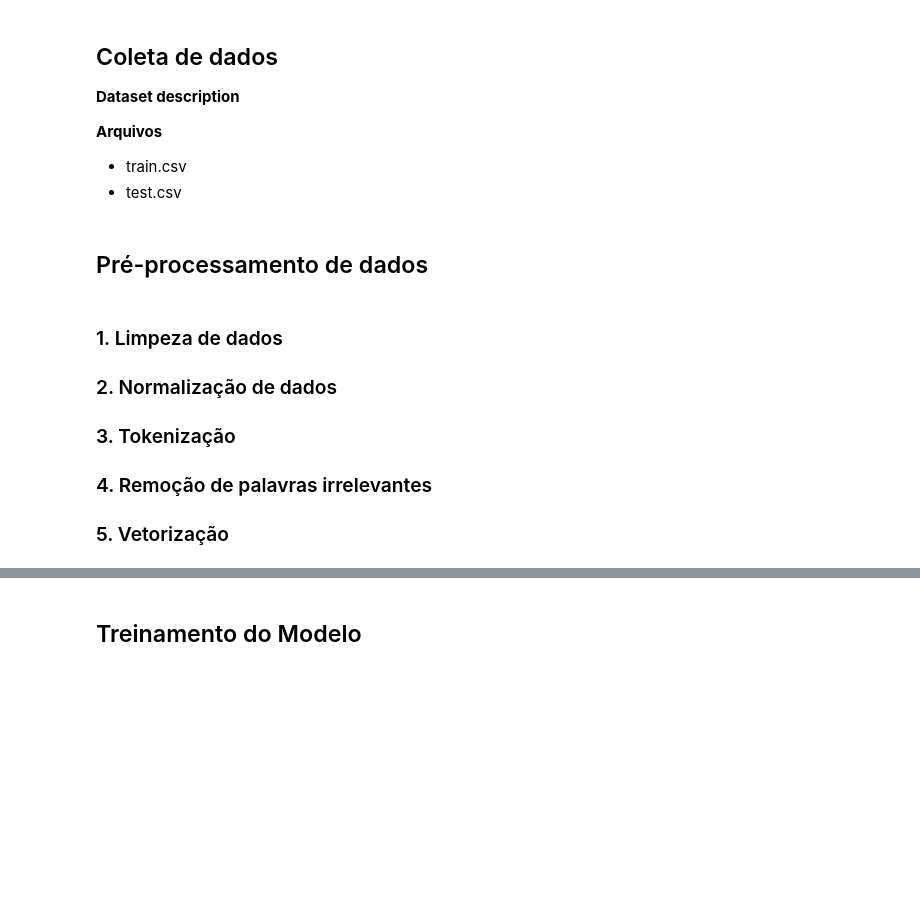
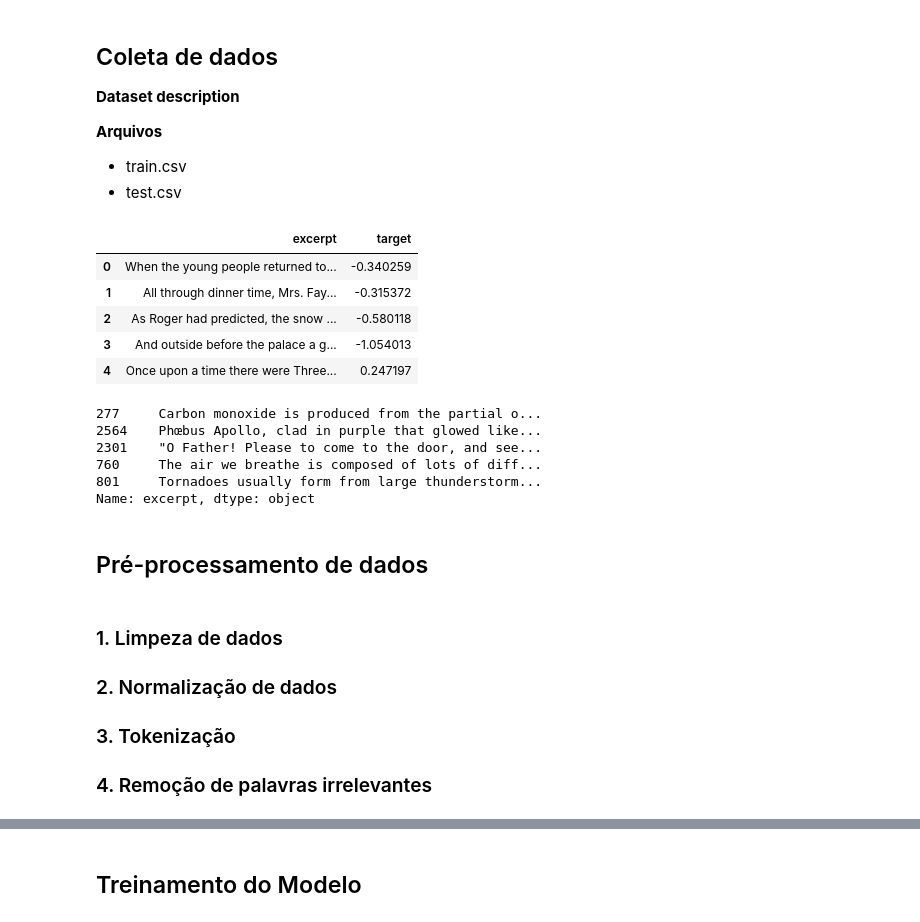
Before and after one commit to gomesluiz/commonlit-readability-predicting, a Jupyter notebook: make_model.ipynb, the cells around one changed output, grey strips where cells are left out. Saved outputs shown, nothing was run; the diff lists cells and outputs as text; code cells hidden in the pictures; blank space fills up the shorter version.

```diff
--- a/make_model.ipynb
+++ b/make_model.ipynb
@@ -19,3 +38,13 @@ import pandas as pd
 **Arquivos**
 * train.csv
 * test.csv
+# %%
+full_train_set = pd.read_csv("data/train.csv", usecols=["excerpt", "target"])
+full_train_set.head()
+# %% [output]
+|  | excerpt | target |
+| 0 | When the young people returned to... | -0.340259 |
+| 1 | All through dinner time, Mrs. Fay... | -0.315372 |
+| 2 | As Roger had predicted, the snow ... | -0.580118 |
+| 3 | And outside before the palace a g... | -1.054013 |
+| 4 | Once upon a time there were Three... | 0.247197 |
@@ -22,3 +53,12 @@ import pandas as pd
+# %%
+X_train.head()
+# %% [output]
+277     Carbon monoxide is produced from the partial o...
+2564    Phœbus Apollo, clad in purple that glowed like...
+2301    "O Father! Please to come to the door, and see...
+760     The air we breathe is composed of lots of diff...
+801     Tornadoes usually form from large thunderstorm...
+Name: excerpt, dtype: object
 # %% [markdown]
 ## Pré-processamento de dados
 # %% [markdown]
@@ -29,5 +69,3 @@ import pandas as pd
 ### 3. Tokenização
 
 ### 4. Remoção de palavras irrelevantes
-
-### 5. Vetorização
```
Also changed, not shown: parts of 11 cells of this notebook.
